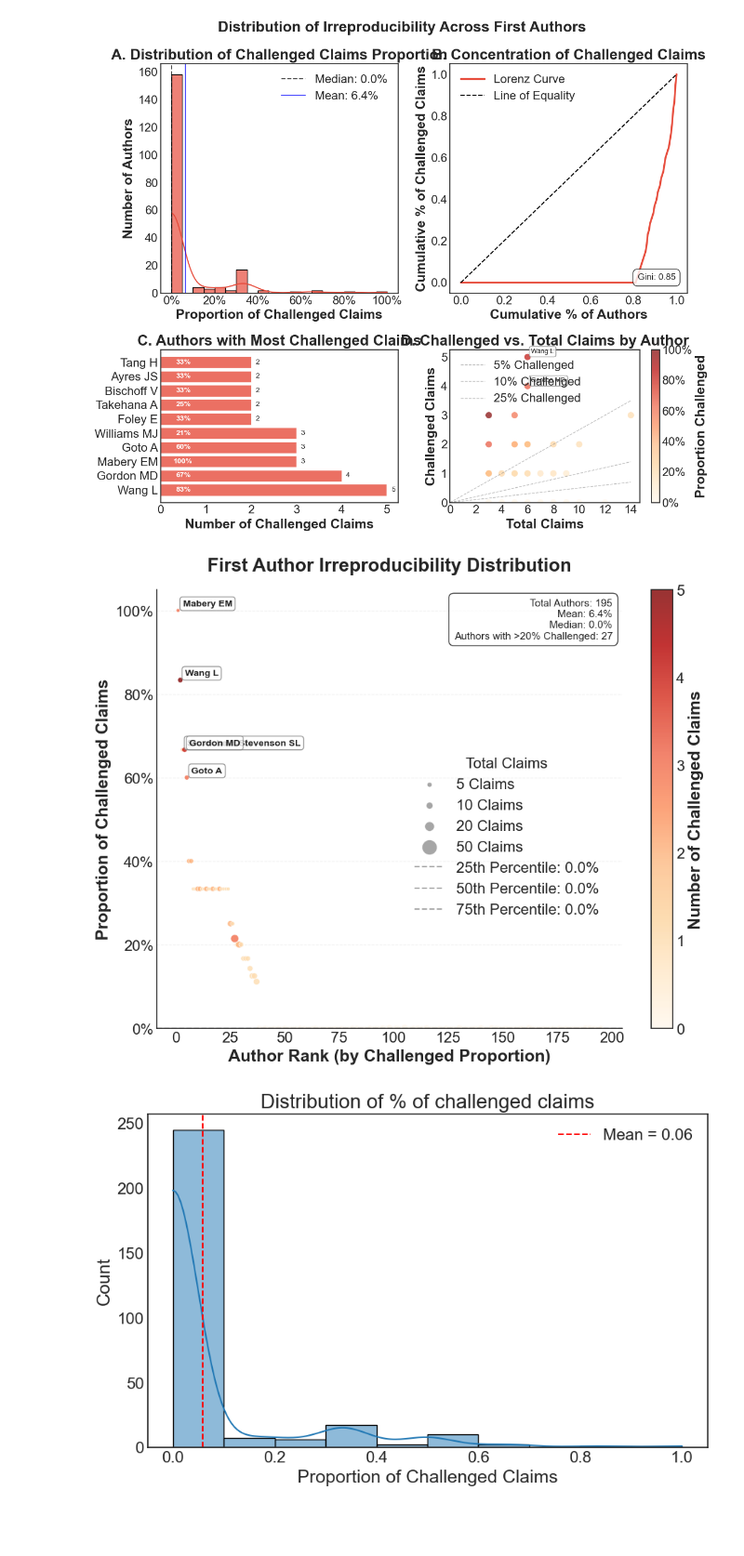
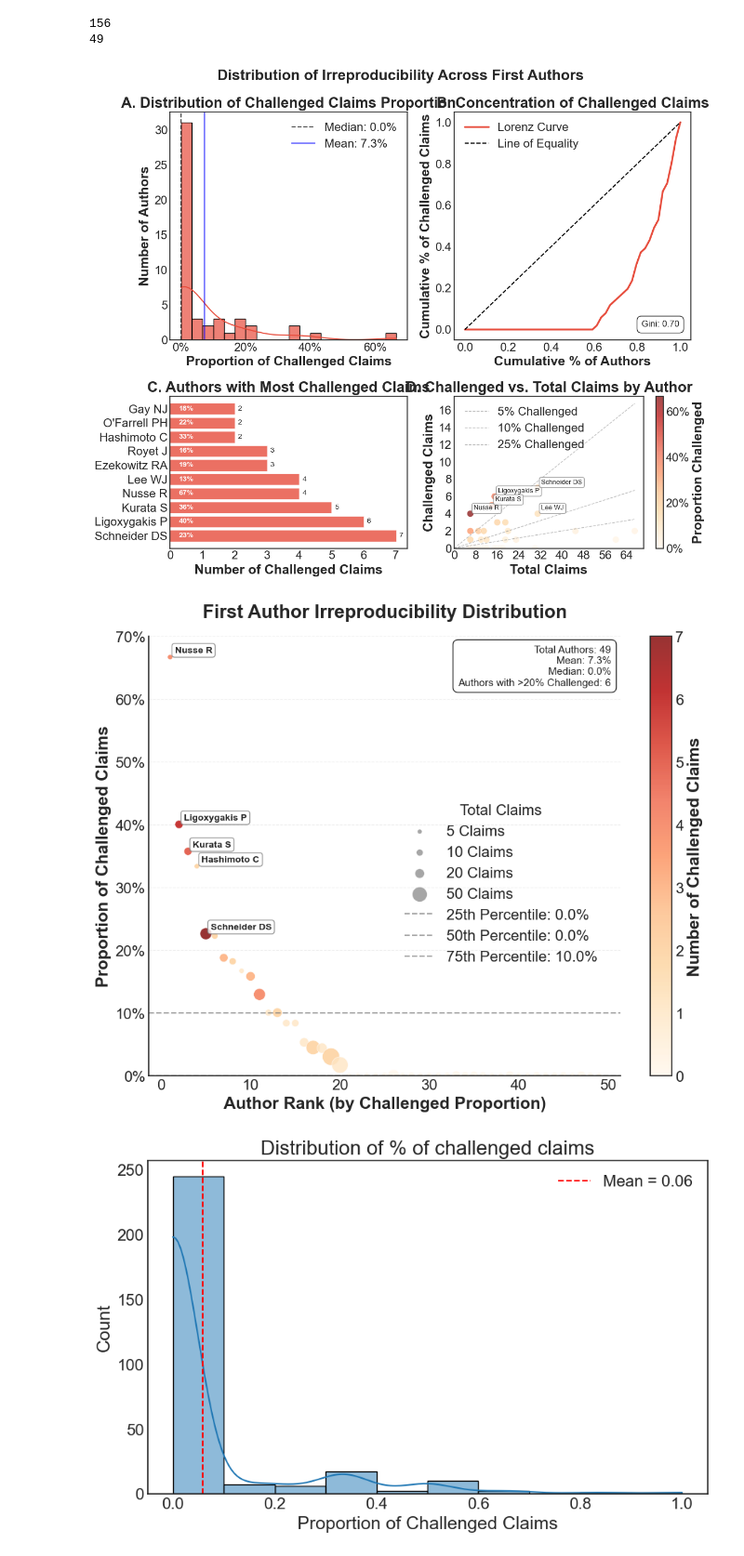
Before and after one commit to jcblemai/drosophila-reproducibility, a Jupyter notebook: analysis_authors_last.ipynb, the cells around one changed output. Shown at 93% size. Cells and saved outputs as stored; diff of their text form; code cells hidden in the pictures; blank space fills up the shorter version.

```diff
--- a/analysis_authors_last.ipynb
+++ b/analysis_authors_last.ipynb
@@ -73,22 +42,29 @@ aut_pos_data  = author_positions[aut_pos]
 df = pd.read_csv(aut_pos_data['fn'])
 df = df.sort_values(by="Challenged_prop", ascending=False).reset_index(drop=True)
+# %%
+print(len(df))
+df = df[(df["Major claims"] >= 6) & (df["Articles"] >= 2)]
+print(len(df))
+# %% [output]
+156
+49
 # %%
-if aut_pos == "FH":
-    fig, axes = plot_info.plot_author_irreproducibility_distribution(
-        df=df,
-        min_claims=3,
-        title="Distribution of Irreproducibility Across First Authors"
-    )
-    plt.savefig('figures/fig4A-V1.png', dpi=300, bbox_inches='tight')
-    fig, ax = plot_info.plot_author_irreproducibility_focused(
-        df=df,
-        min_claims=3,
-        title="First Author Irreproducibility Distribution"
-    )
-    plt.savefig('figures/fig4A-V2.png', dpi=300, bbox_inches='tight')
+
+fig, axes = plot_info.plot_author_irreproducibility_distribution(
+    df=df,
+    min_claims=3,
+    title="Distribution of Irreproducibility Across First Authors"
+)
+plt.savefig('figures/fig5A-V1.png', dpi=300, bbox_inches='tight')
+fig, ax = plot_info.plot_author_irreproducibility_focused(
+    df=df,
+    min_claims=3,
+    title="First Author Irreproducibility Distribution"
+)
+#plt.savefig('figures/fig5A-V2.png', dpi=300, bbox_inches='tight')
 # %% [output]
-[figure, old version]
+[figure, new version]
-[figure, old version]
+[figure, new version]
 # %%
 if aut_pos == "LH":
     plt.scatter(df["Challenged_prop"], df["Major claims"], s=df["Unchallenged_prop"]*100, c=df["Historical lab"]+10*4, cmap='viridis', alpha=0.5)
```
Also changed, not shown: parts of 5 cells of this notebook, 3 other files.
